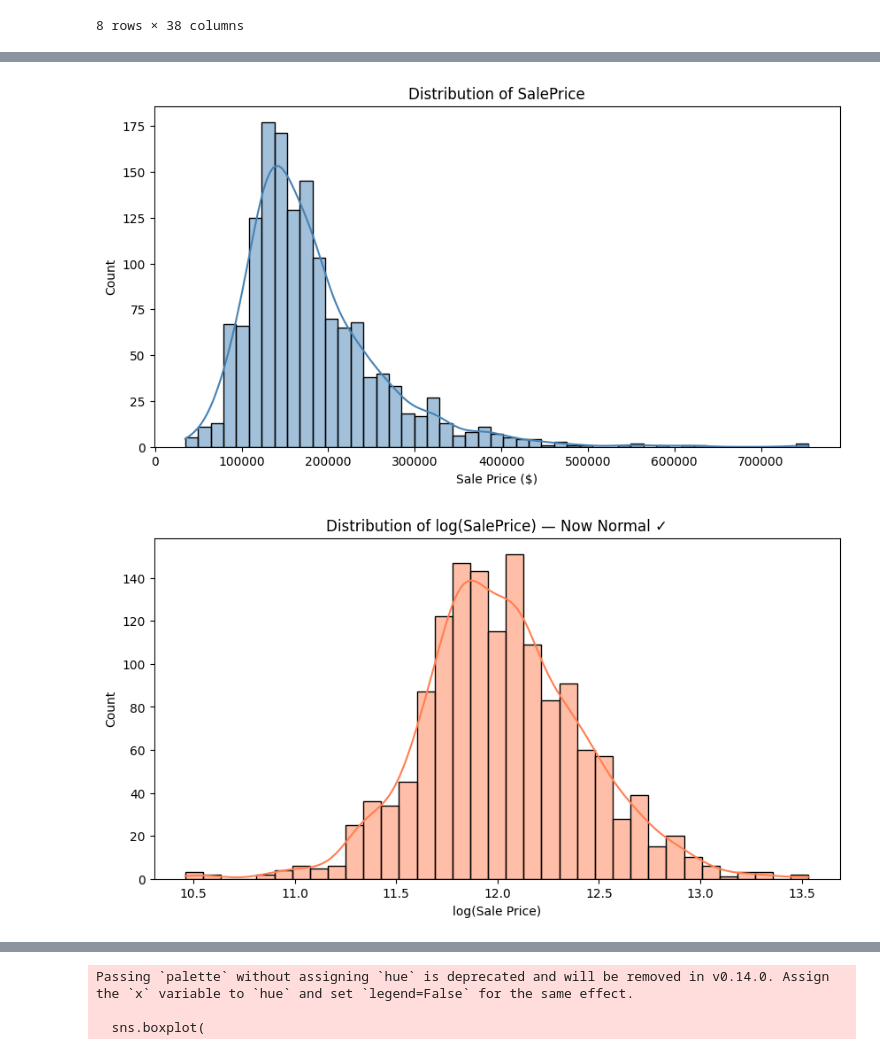
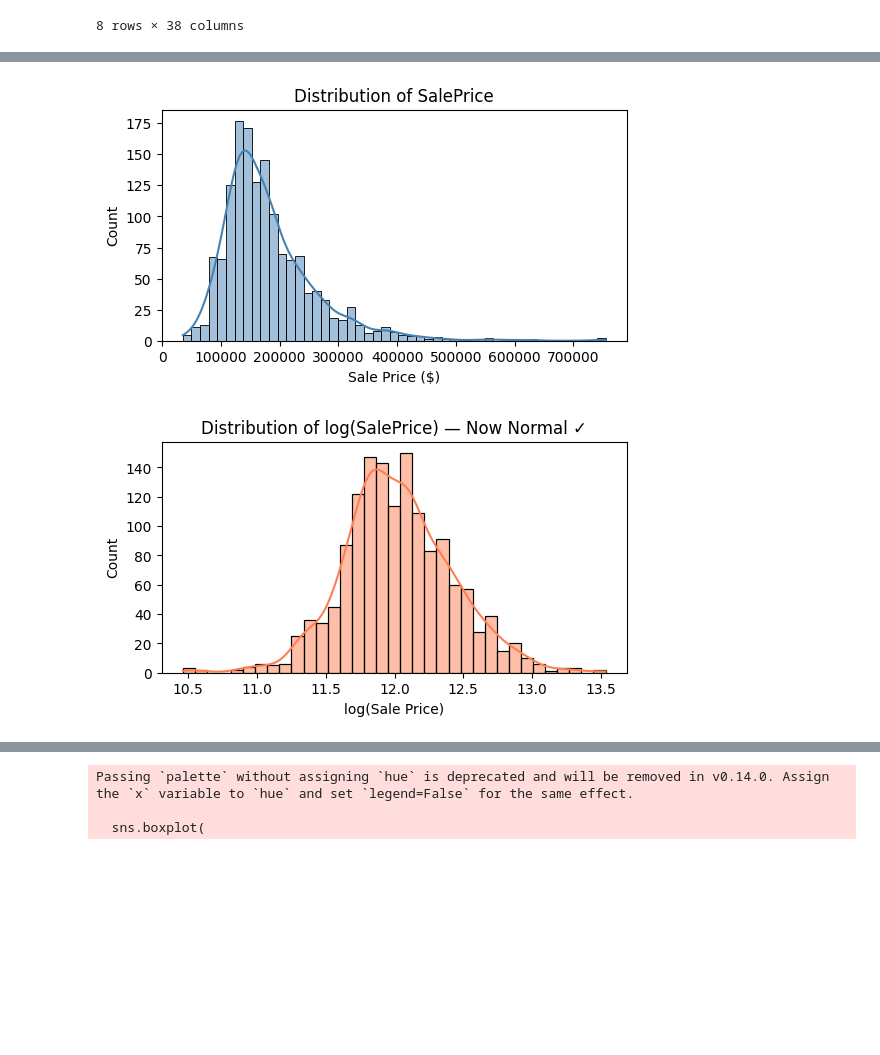
Before and after one commit to Rakesh5922/house-price-prediction, a Jupyter notebook: house-price-prediction.ipynb, the cells around one changed output, grey strips where cells are left out. Drawn from its saved outputs; the diff is of its cells as text; code cells hidden in the pictures; blank space fills up the shorter version.

Commit message:
Add new images

```diff
--- a/house-price-prediction.ipynb
+++ b/house-price-prediction.ipynb
@@ -60,23 +60,23 @@ MasVnrArea         8
 Electrical         1
 dtype: int64
 # %%
-plt.figure(figsize=(10, 5))
+plt.figure(figsize=(6, 3))
 sns.histplot(train['SalePrice'], kde=True, color='steelblue')
 plt.title('Distribution of SalePrice')
 plt.xlabel('Sale Price ($)')
 plt.ylabel('Count')
 plt.show()
 # %% [output]
-[figure, old version]
+[figure, new version]
 # %%
-plt.figure(figsize=(10, 5))
+plt.figure(figsize=(6, 3))
 sns.histplot(np.log1p(train['SalePrice']), kde=True, color='coral')
 plt.title('Distribution of log(SalePrice) — Now Normal ✓')
 plt.xlabel('log(Sale Price)')
 plt.ylabel('Count')
 plt.show()
 # %% [output]
-[figure, old version]
+[figure, new version]
 # %%
 # Calculate correlation of every numeric column with SalePrice
 correlation = train.select_dtypes(include=[np.number]).corr()
```
Also changed, not shown: parts of 8 cells of this notebook, 23 other files.
